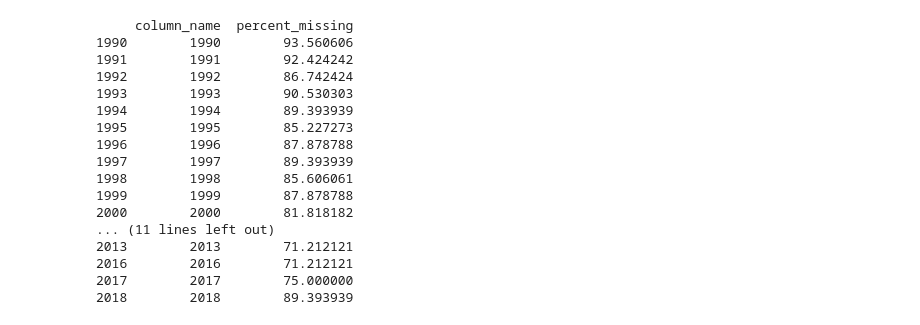
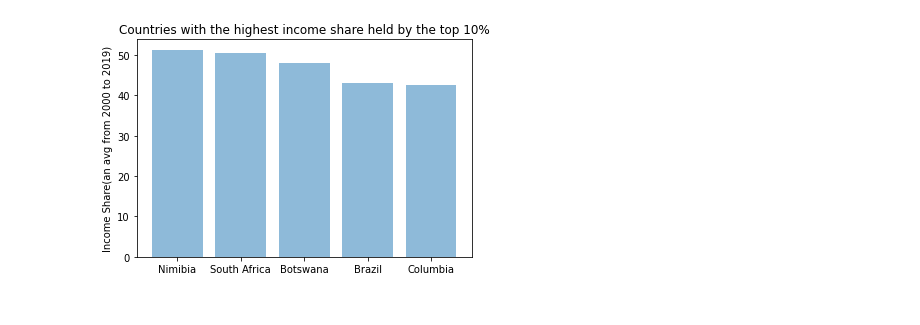
Before and after one commit to Raksha-Ramesh/wdi-econ-analysis, a Jupyter notebook: IncomeShareAndGDP.ipynb, the cells around one changed output. Drawn from its saved outputs; the diff is of its cells as text; code cells hidden in the pictures.

Commit message:
added income share notebook

```diff
--- a/IncomeShareAndGDP.ipynb
+++ b/IncomeShareAndGDP.ipynb
@@ -52,20 +29,0 @@ lowest10 = lowest10.drop(['2019'], axis=1)
-# %%
-print(finding_PercentageMissing(lowest10,70))
-# %% [output]
-     column_name  percent_missing
-1990        1990        93.560606
-1991        1991        92.424242
-1992        1992        86.742424
-1993        1993        90.530303
-1994        1994        89.393939
-1995        1995        85.227273
-1996        1996        87.878788
-1997        1997        89.393939
-1998        1998        85.606061
-1999        1999        87.878788
-2000        2000        81.818182
-... (11 lines left out)
-2013        2013        71.212121
-2016        2016        71.212121
-2017        2017        75.000000
-2018        2018        89.393939
@@ -71,0 +37,12 @@ print(finding_PercentageMissing(lowest10,70))
+# %%
+#Plotting 5 Countries with the Highest top 10%
+x_h = ['Nimibia','South Africa','Botswana','Brazil','Columbia']
+y_pos_h = np.arange(len(x_h))
+y_h = [51.300000, 50.440000, 48.066667, 43.147059,42.529412]
+plt.bar(y_pos_h, y_h, align='center',alpha = 0.5)
+plt.xticks(y_pos_h, x_h)
+plt.ylabel('Income Share(an avg from 2000 to 2019)')
+plt.title('Countries with the highest income share held by the top 10%')
+plt.show()
+# %% [output]
+[figure, added]
```
Also changed, not shown: parts of 12 cells of this notebook.
